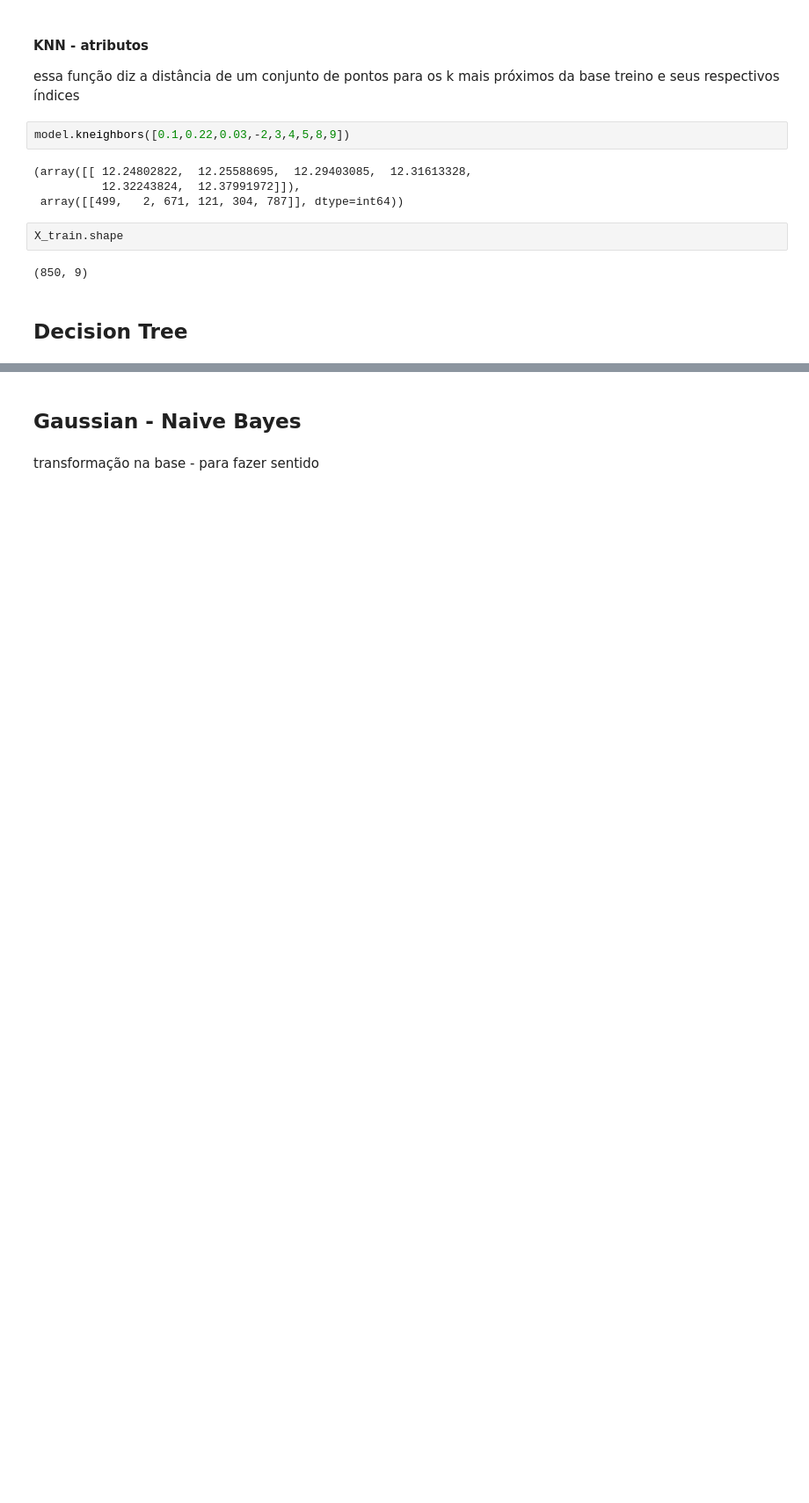
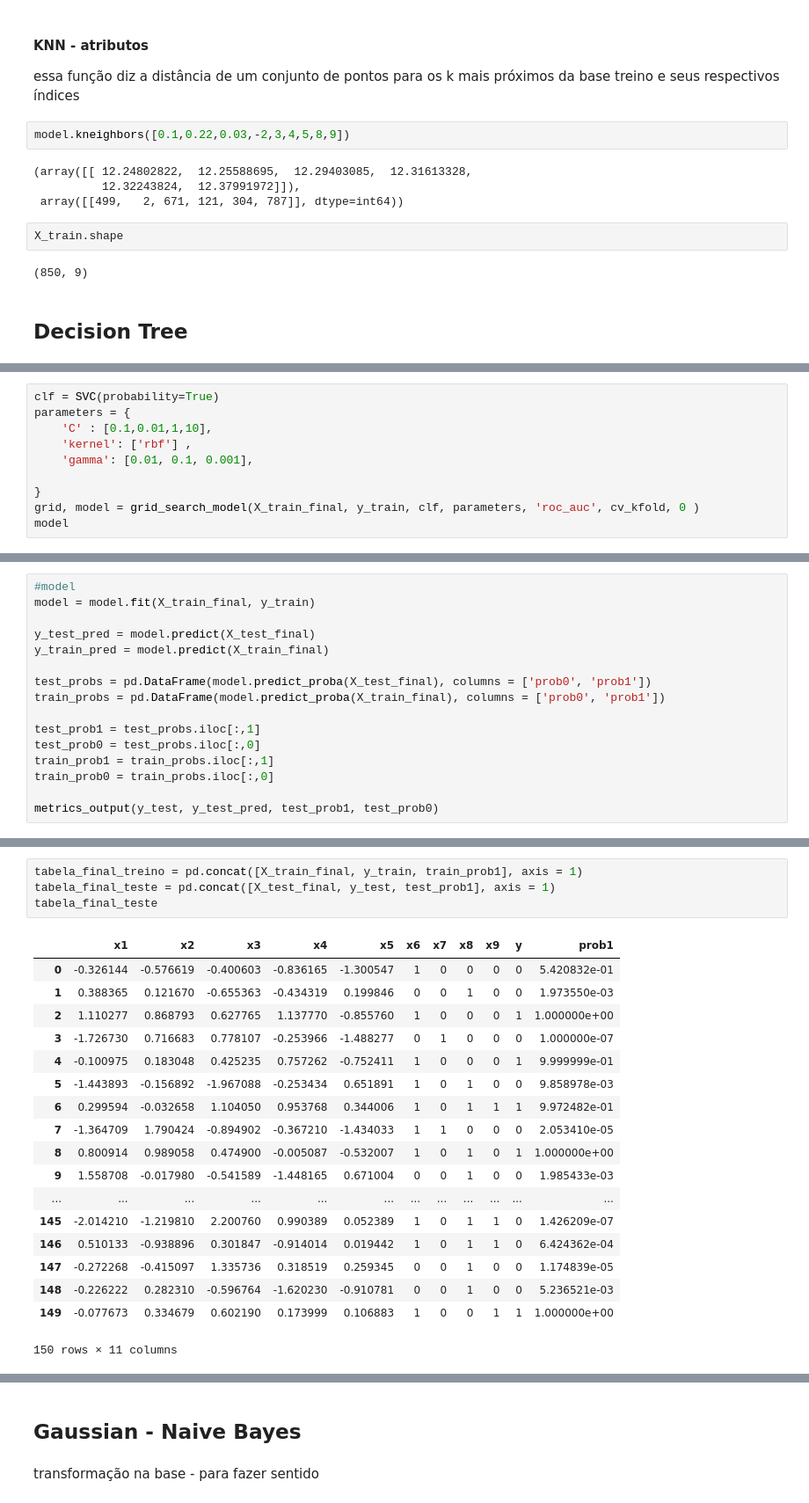
Before and after one commit to mopdc/python-codes, a Jupyter notebook: applied algorithms/classification methods examples/Classification Analysis Framework.ipynb, the cells around one changed output, grey strips where cells are left out. Shown at 88% size. Drawn from its saved outputs; the diff is of its cells as text; blank space fills up the shorter version.

```diff
--- a/applied algorithms/classification methods examples/Classification Analysis Framework.ipynb
+++ b/applied algorithms/classification methods examples/Classification Analysis Framework.ipynb
@@ -560,0 +858,10 @@ X_train.shape
+# %%
+clf = SVC(probability=True)
+parameters = {
+    'C' : [0.1,0.01,1,10],
+    'kernel': ['rbf'] ,
+    'gamma': [0.01, 0.1, 0.001],
+
+}
+grid, model = grid_search_model(X_train_final, y_train, clf, parameters, 'roc_auc', cv_kfold, 0 )
+model
@@ -560,0 +895,16 @@ X_train.shape
+# %%
+#model
+model = model.fit(X_train_final, y_train)
+
+y_test_pred = model.predict(X_test_final)
+y_train_pred = model.predict(X_train_final)
+
+test_probs = pd.DataFrame(model.predict_proba(X_test_final), columns = ['prob0', 'prob1'])
+train_probs = pd.DataFrame(model.predict_proba(X_train_final), columns = ['prob0', 'prob1'])
+
+test_prob1 = test_probs.iloc[:,1]
+test_prob0 = test_probs.iloc[:,0]
+train_prob1 = train_probs.iloc[:,1]
+train_prob0 = train_probs.iloc[:,0]
+
+metrics_output(y_test, y_test_pred, test_prob1, test_prob0)
@@ -560,0 +932,23 @@ X_train.shape
+# %%
+tabela_final_treino = pd.concat([X_train_final, y_train, train_prob1], axis = 1)
+tabela_final_teste = pd.concat([X_test_final, y_test, test_prob1], axis = 1)
+tabela_final_teste
+# %% [output]
+|  | x1 | x2 | x3 | x4 | x5 | x6 | x7 | x8 | x9 | y | prob1 |
+| 0 | -0.326144 | -0.576619 | -0.400603 | -0.836165 | -1.300547 | 1 | 0 | 0 | 0 | 0 | 5.420832e-01 |
+| 1 | 0.388365 | 0.121670 | -0.655363 | -0.434319 | 0.199846 | 0 | 0 | 1 | 0 | 0 | 1.973550e-03 |
+| 2 | 1.110277 | 0.868793 | 0.627765 | 1.137770 | -0.855760 | 1 | 0 | 0 | 0 | 1 | 1.000000e+00 |
+| 3 | -1.726730 | 0.716683 | 0.778107 | -0.253966 | -1.488277 | 0 | 1 | 0 | 0 | 0 | 1.000000e-07 |
+| 4 | -0.100975 | 0.183048 | 0.425235 | 0.757262 | -0.752411 | 1 | 0 | 0 | 0 | 1 | 9.999999e-01 |
+| 5 | -1.443893 | -0.156892 | -1.967088 | -0.253434 | 0.651891 | 1 | 0 | 1 | 0 | 0 | 9.858978e-03 |
+| 6 | 0.299594 | -0.032658 | 1.104050 | 0.953768 | 0.344006 | 1 | 0 | 1 | 1 | 1 | 9.972482e-01 |
+| 7 | -1.364709 | 1.790424 | -0.894902 | -0.367210 | -1.434033 | 1 | 1 | 0 | 0 | 0 | 2.053410e-05 |
+| 8 | 0.800914 | 0.989058 | 0.474900 | -0.005087 | -0.532007 | 1 | 0 | 1 | 0 | 1 | 1.000000e+00 |
+| 9 | 1.558708 | -0.017980 | -0.541589 | -1.448165 | 0.671004 | 0 | 0 | 1 | 0 | 0 | 1.985433e-03 |
+| ... | ... | ... | ... | ... | ... | ... | ... | ... | ... | ... | ... |
+| 145 | -2.014210 | -1.219810 | 2.200760 | 0.990389 | 0.052389 | 1 | 0 | 1 | 1 | 0 | 1.426209e-07 |
+| 146 | 0.510133 | -0.938896 | 0.301847 | -0.914014 | 0.019442 | 1 | 0 | 1 | 1 | 0 | 6.424362e-04 |
+| 147 | -0.272268 | -0.415097 | 1.335736 | 0.318519 | 0.259345 | 0 | 0 | 1 | 0 | 0 | 1.174839e-05 |
+| 148 | -0.226222 | 0.282310 | -0.596764 | -1.620230 | -0.910781 | 0 | 0 | 1 | 0 | 0 | 5.236521e-03 |
+| 149 | -0.077673 | 0.334679 | 0.602190 | 0.173999 | 0.106883 | 1 | 0 | 0 | 1 | 1 | 1.000000e+00 |
+150 rows × 11 columns
```
Also changed, not shown: parts of 71 cells of this notebook.
